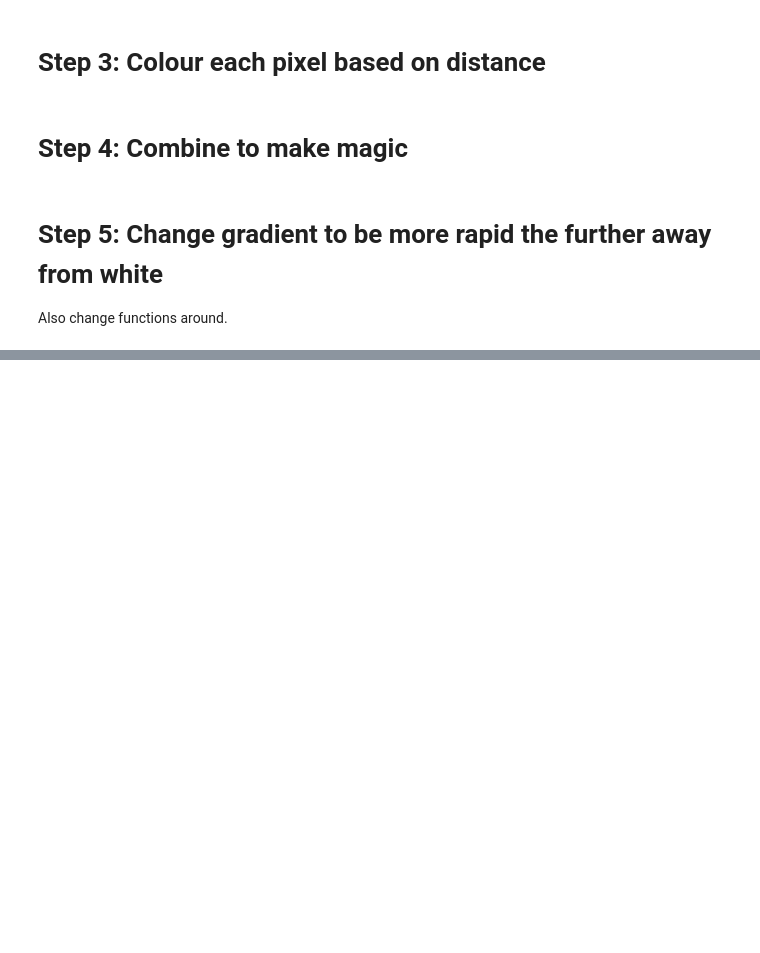
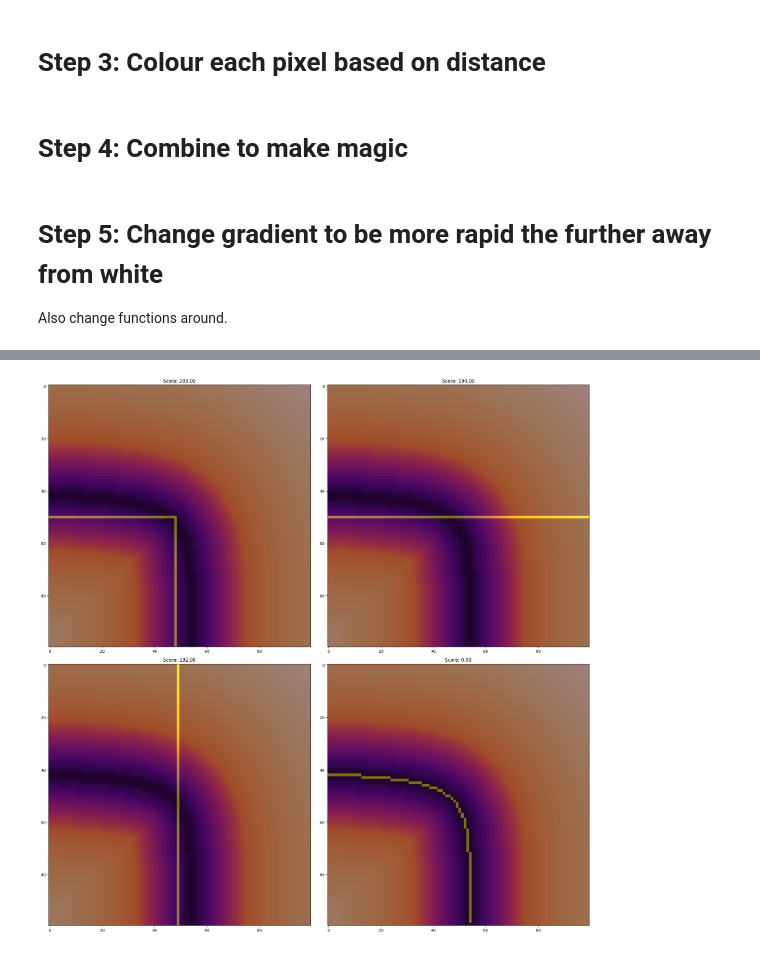
Before and after one commit to DaDudeIan/Pre-planning-Intersection-Traversal-for-Autonomous-Vehicles, a Jupyter notebook: dataset/testing.ipynb, the cells around one changed output, grey strips where cells are left out. Saved outputs shown, nothing was run; the diff lists cells and outputs as text; code cells hidden in the pictures; blank space fills up the shorter version.

```diff
--- a/dataset/testing.ipynb
+++ b/dataset/testing.ipynb
@@ -292,0 +343,62 @@ error: OpenCV(4.11.0) :-1: error: (-5:Bad argument) in function 'imshow'
+# %%
+def compare(to_cmap: str, comp_path: str, threshold: float = 20, exponent: float = 0.5):
+    if not to_cmap or not comp_path:
+        raise ValueError("Please provide valid image paths.")
+
+    coords = get_nearest_coords(to_cmap)
+    cmap = coords_to_coldmap(coords, threshold, exponent)
+    cmap = torch.from_numpy(cmap)
+    cmap_f = torch.flatten(cmap)
+
+    path = cv2.imread(comp_path, cv2.IMREAD_GRAYSCALE)
+    path_np = np.array(path)
+    path_t = torch.from_numpy(path_np)
+    path_f = torch.flatten(path_t)
+
+    res = torch.dot(cmap_f, path_f)
+
+    return res
+# %%
+to_cmap = "img/cmap/line_path_small_curve.png"
+comp_paths = [f"img/cmap/comp{i}.png" for i in range(1, 4)]
+comp_paths.append("img/cmap/line_path_small_curve.png")
+
+c = cmap
+fig, axs = plt.subplots(2, 2, figsize=(20, 20))
+
+axs[0][0].imshow(c, cmap='inferno')
+path = cv2.imread(comp_paths[0], cv2.IMREAD_GRAYSCALE)
+path_np = np.array(path)
+p = np.where(path_np == 255, 1, 0)
+axs[0][0].imshow(p, alpha=0.5)
+res = compare(to_cmap, comp_paths[0])
+axs[0][0].set_title(f"Score: {res:.2f}")
+
+axs[0][1].imshow(c, cmap='inferno')
+path = cv2.imread(comp_paths[1], cv2.IMREAD_GRAYSCALE)
+path_np = np.array(path)
+p = np.where(path_np == 255, 1, 0)
+axs[0][1].imshow(p, alpha=0.5)
+res = compare(to_cmap, comp_paths[1])
+axs[0][1].set_title(f"Score: {res:.2f}")
+
+
+axs[1][0].imshow(c, cmap='inferno')
+path = cv2.imread(comp_paths[2], cv2.IMREAD_GRAYSCALE)
+path_np = np.array(path)
+p = np.where(path_np == 255, 1, 0)
+axs[1][0].imshow(p, alpha=0.5)
+res = compare(to_cmap, comp_paths[2])
+axs[1][0].set_title(f"Score: {res:.2f}")
+
+axs[1][1].imshow(c, cmap='inferno')
+path = cv2.imread(comp_paths[3], cv2.IMREAD_GRAYSCALE)
+path_np = np.array(path)
+p = np.where(path_np == 255, 1, 0)
+axs[1][1].imshow(p, alpha=0.5)
+res = compare(to_cmap, comp_paths[3])
+axs[1][1].set_title(f"Score: {res:.2f}")
+
+fig.tight_layout()
+# %% [output]
+[figure, added]
```
Also changed, not shown: parts of 17 cells of this notebook, 16 other files.
